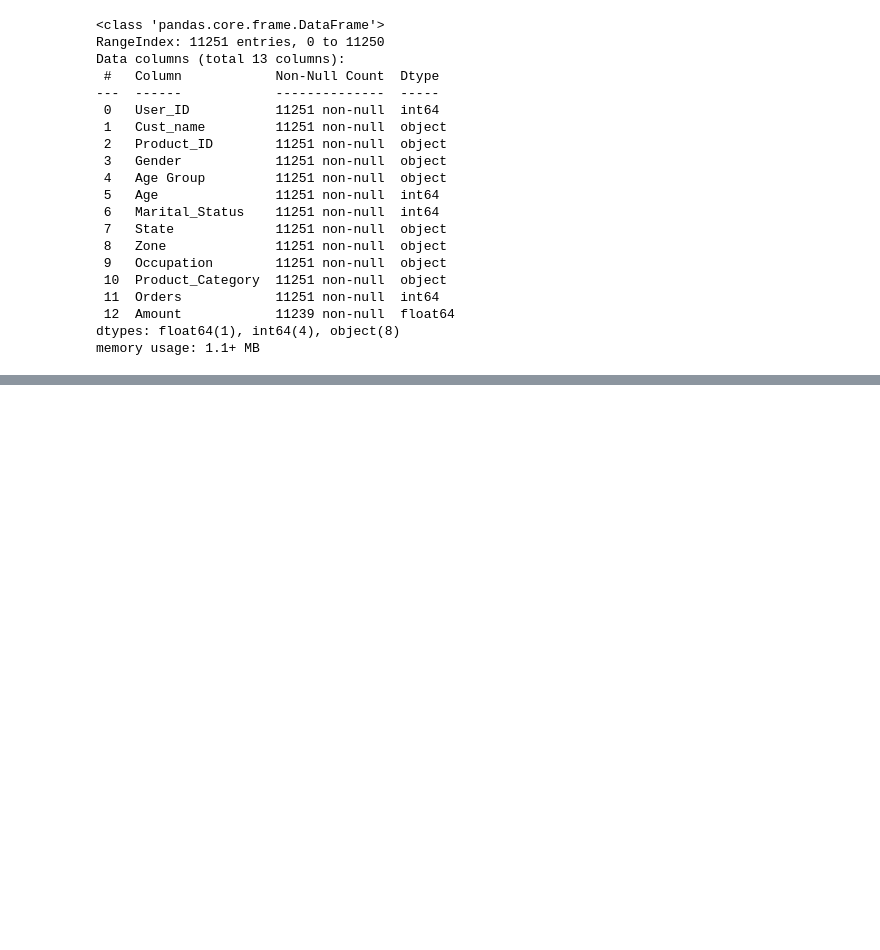
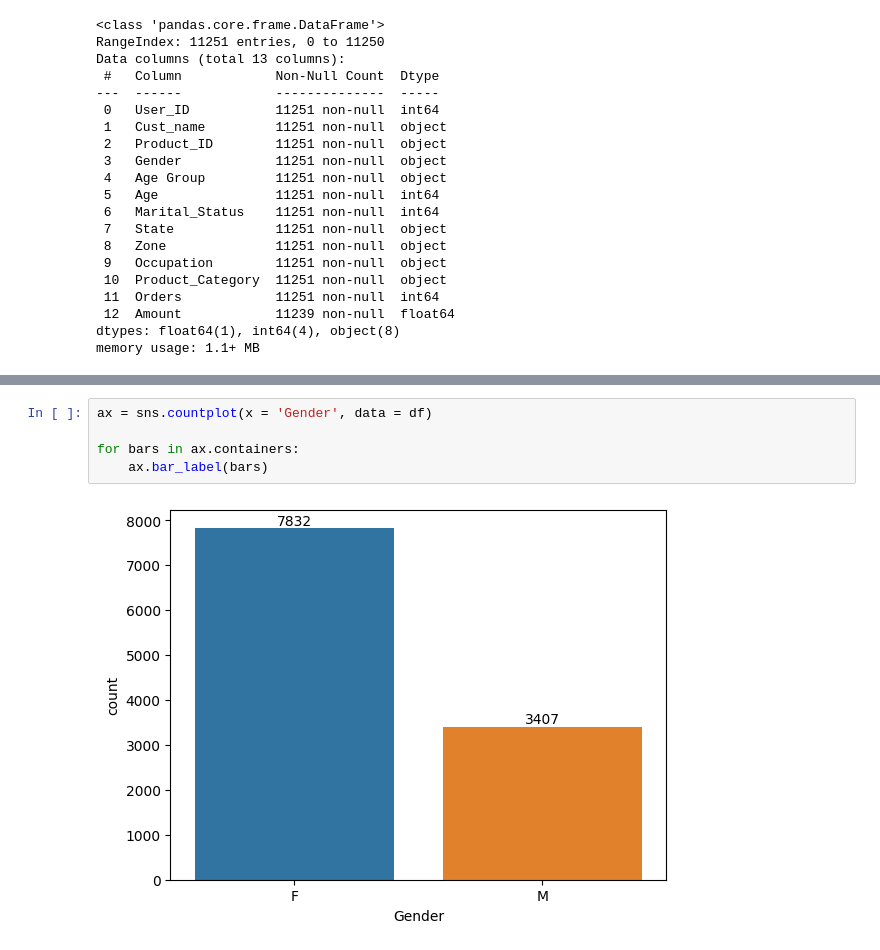
Before and after one commit to Sanjay1996383/Diwali-Sale-project, a Jupyter notebook: diwali sale/diwali .ipynb, the cells around one changed output, grey strips where cells are left out. Saved outputs shown, nothing was run; the diff lists cells and outputs as text; blank space fills up the shorter version.

```diff
--- a/diwali sale/diwali .ipynb
+++ b/diwali sale/diwali .ipynb
@@ -69,0 +150,7 @@ memory usage: 1.1+ MB
+# %%
+ax = sns.countplot(x = 'Gender', data = df)
+
+for bars in ax.containers:
+    ax.bar_label(bars)
+# %% [output]
+[figure, added]
```
Also changed, not shown: parts of 8 cells of this notebook, 1 other file.
